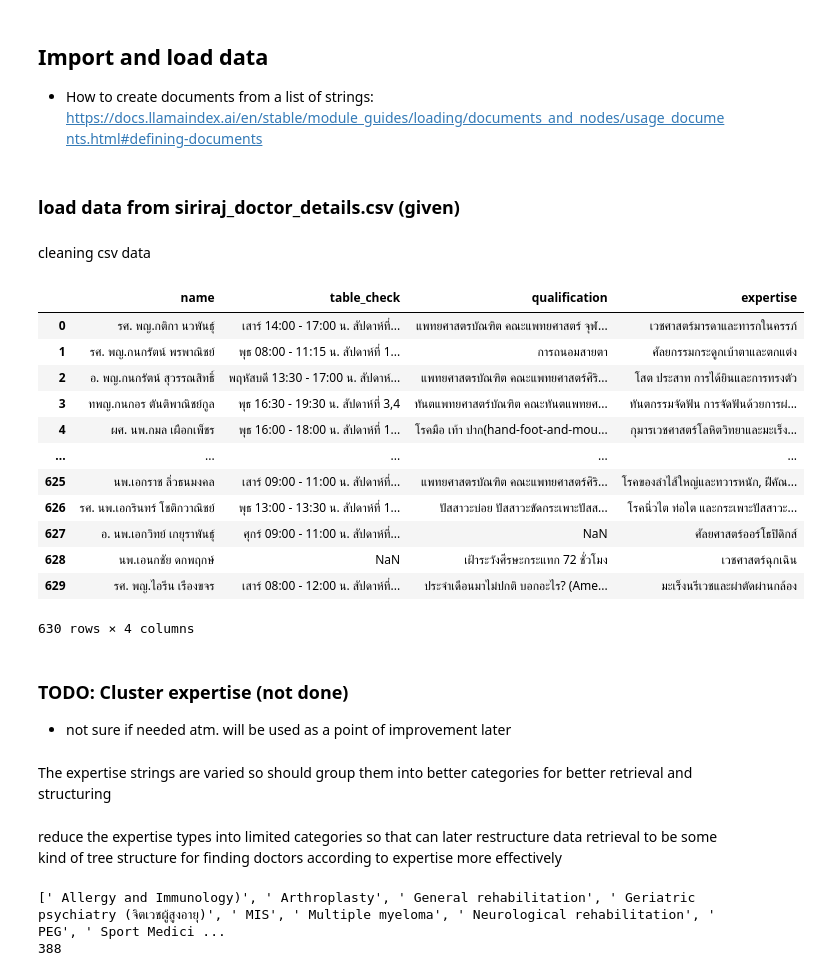
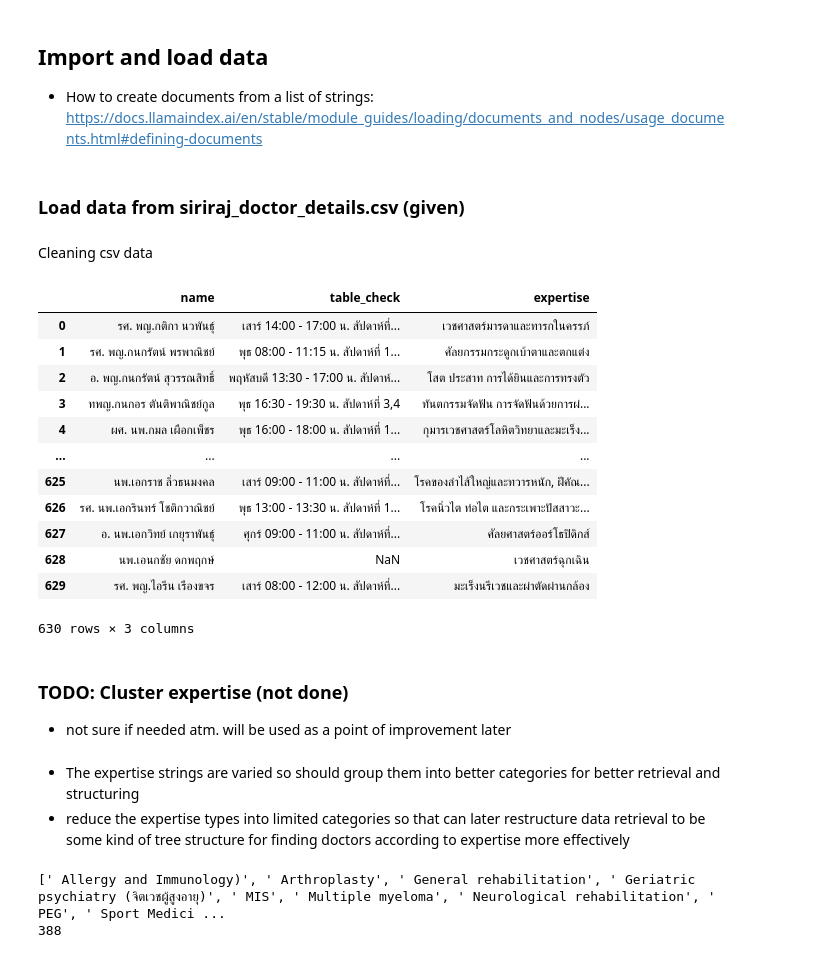
Before and after one commit to Jidapaminnie/MU_AI_Hackathon2-Majestic_Mustangs, a Jupyter notebook: tutorial_notebooks/minnieLLM.ipynb, the cells around one changed output. Cells and saved outputs as stored; diff of their text form; code cells hidden in the pictures.

```diff
--- a/tutorial_notebooks/minnieLLM.ipynb
+++ b/tutorial_notebooks/minnieLLM.ipynb
@@ -181,46 +163,45 @@ model_response_df = pd.read_csv(filepath)
 - How to create documents from a list of strings:
 https://docs.llamaindex.ai/en/stable/module_guides/loading/documents_and_nodes/usage_documents.html#defining-documents
 # %% [markdown]
-### load data from siriraj_doctor_details.csv (given)
+### Load data from siriraj_doctor_details.csv (given)
 # %% [markdown]
-cleaning csv data
+Cleaning csv data
 # %%
 import pandas as pd
 
 # unused
 # reader = SimpleDirectoryReader(
 #     input_files=["../data/siriraj_doctor_details.csv"]
 # )
 # csv_data = reader.load_data()
 # print(f"Loaded {len(csv_data)} docs")
 # csv_data
 
 csv_file_path = "../data/siriraj_doctor_details.csv"
 csv_df = pd.read_csv(csv_file_path)
-columns_to_drop = ['image_src', 'url']
+columns_to_drop = ['image_src', 'url', 'qualification']
 df = csv_df.drop(columns=[col for col in csv_df.columns if col in columns_to_drop])
 df
 # %% [output]
-|  | name | table_check | qualification | expertise |
-| 0 | รศ. พญ.กติกา นวพันธุ์ | เสาร์ 14:00 - 17:00 น. สัปดาห์ที่... | แพทยศาสตรบัณฑิต คณะแพทยศาสตร์ จุฬ... | เวชศาสตร์มารดาและทารกในครรภ์ |
-| 1 | รศ. พญ.กนกรัตน์ พรพาณิชย์ | พุธ 08:00 - 11:15 น. สัปดาห์ที่ 1... | การถนอมสายตา | ศัลยกรรมกระดูกเบ้าตาและตกแต่ง |
-| 2 | อ. พญ.กนกรัตน์ สุวรรณสิทธิ์ | พฤหัสบดี 13:30 - 17:00 น. สัปดาห์... | แพทยศาสตรบัณฑิต คณะแพทยศาสตร์ศิริ... | โสต ประสาท การได้ยินและการทรงตัว |
-| 3 | ทพญ.กนกอร ตันติพาณิชย์กูล | พุธ 16:30 - 19:30 น. สัปดาห์ที่ 3,4 | ทันตแพทยศาสตร์บัณฑิต คณะทันตแพทยศ... | ทันตกรรมจัดฟัน การจัดฟันด้วยการผ่... |
-| 4 | ผศ. นพ.กมล เผือกเพ็ชร | พุธ 16:00 - 18:00 น. สัปดาห์ที่ 1... | โรคมือ เท้า ปาก(hand-foot-and-mou... | กุมารเวชศาสตร์โลหิตวิทยาและมะเร็ง... |
-| ... | ... | ... | ... | ... |
-| 625 | นพ.เอกราช ลิ่วธนมงคล | เสาร์ 09:00 - 11:00 น. สัปดาห์ที่... | แพทยศาสตรบัณฑิต คณะแพทยศาสตร์ศิริ... | โรคของลำไส้ใหญ่และทวารหนัก, ฝีคัณ... |
-| 626 | รศ. นพ.เอกรินทร์ โชติกวาณิชย์ | พุธ 13:00 - 13:30 น. สัปดาห์ที่ 1... | ปัสสาวะบ่อย ปัสสาวะขัดกระเพาะปัสส... | โรคนิ่วไต ท่อไต และกระเพาะปัสสาวะ... |
-| 627 | อ. นพ.เอกวิทย์ เกยุราพันธุ์ | ศุกร์ 09:00 - 11:00 น. สัปดาห์ที่... | NaN | ศัลยศาสตร์ออร์โธปิดิกส์ |
-| 628 | นพ.เอนกชัย ดกพฤกษ์ | NaN | เฝ้าระวังศีรษะกระแทก 72 ชั่วโมง | เวชศาสตร์ฉุกเฉิน |
-| 629 | รศ. พญ.ไอรีน เรืองขจร | เสาร์ 08:00 - 12:00 น. สัปดาห์ที่... | ประจำเดือนมาไม่ปกติ บอกอะไร? (Ame... | มะเร็งนรีเวชและผ่าตัดผ่านกล้อง |
+|  | name | table_check | expertise |
+| 0 | รศ. พญ.กติกา นวพันธุ์ | เสาร์ 14:00 - 17:00 น. สัปดาห์ที่... | เวชศาสตร์มารดาและทารกในครรภ์ |
+| 1 | รศ. พญ.กนกรัตน์ พรพาณิชย์ | พุธ 08:00 - 11:15 น. สัปดาห์ที่ 1... | ศัลยกรรมกระดูกเบ้าตาและตกแต่ง |
+| 2 | อ. พญ.กนกรัตน์ สุวรรณสิทธิ์ | พฤหัสบดี 13:30 - 17:00 น. สัปดาห์... | โสต ประสาท การได้ยินและการทรงตัว |
+| 3 | ทพญ.กนกอร ตันติพาณิชย์กูล | พุธ 16:30 - 19:30 น. สัปดาห์ที่ 3,4 | ทันตกรรมจัดฟัน การจัดฟันด้วยการผ่... |
+| 4 | ผศ. นพ.กมล เผือกเพ็ชร | พุธ 16:00 - 18:00 น. สัปดาห์ที่ 1... | กุมารเวชศาสตร์โลหิตวิทยาและมะเร็ง... |
+| ... | ... | ... | ... |
+| 625 | นพ.เอกราช ลิ่วธนมงคล | เสาร์ 09:00 - 11:00 น. สัปดาห์ที่... | โรคของลำไส้ใหญ่และทวารหนัก, ฝีคัณ... |
+| 626 | รศ. นพ.เอกรินทร์ โชติกวาณิชย์ | พุธ 13:00 - 13:30 น. สัปดาห์ที่ 1... | โรคนิ่วไต ท่อไต และกระเพาะปัสสาวะ... |
+| 627 | อ. นพ.เอกวิทย์ เกยุราพันธุ์ | ศุกร์ 09:00 - 11:00 น. สัปดาห์ที่... | ศัลยศาสตร์ออร์โธปิดิกส์ |
+| 628 | นพ.เอนกชัย ดกพฤกษ์ | NaN | เวชศาสตร์ฉุกเฉิน |
+| 629 | รศ. พญ.ไอรีน เรืองขจร | เสาร์ 08:00 - 12:00 น. สัปดาห์ที่... | มะเร็งนรีเวชและผ่าตัดผ่านกล้อง |
-630 rows × 4 columns
+630 rows × 3 columns
 # %% [markdown]
 ### TODO: Cluster expertise (not done)
 - not sure if needed atm. will be used as a point of improvement later
 # %% [markdown]
-The expertise strings are varied so should group them into better categories for better retrieval and structuring
+- The expertise strings are varied so should group them into better categories for better retrieval and structuring
+- reduce the expertise types into limited categories so that can later restructure data retrieval to be some kind of tree structure for finding doctors according to expertise more effectively
-# %% [markdown]
-reduce the expertise types into limited categories so that can later restructure data retrieval to be some kind of tree structure for finding doctors according to expertise more effectively
 # %%
 import numpy as np
 
```
Also changed, not shown: parts of 23 cells of this notebook, 6 other files.
